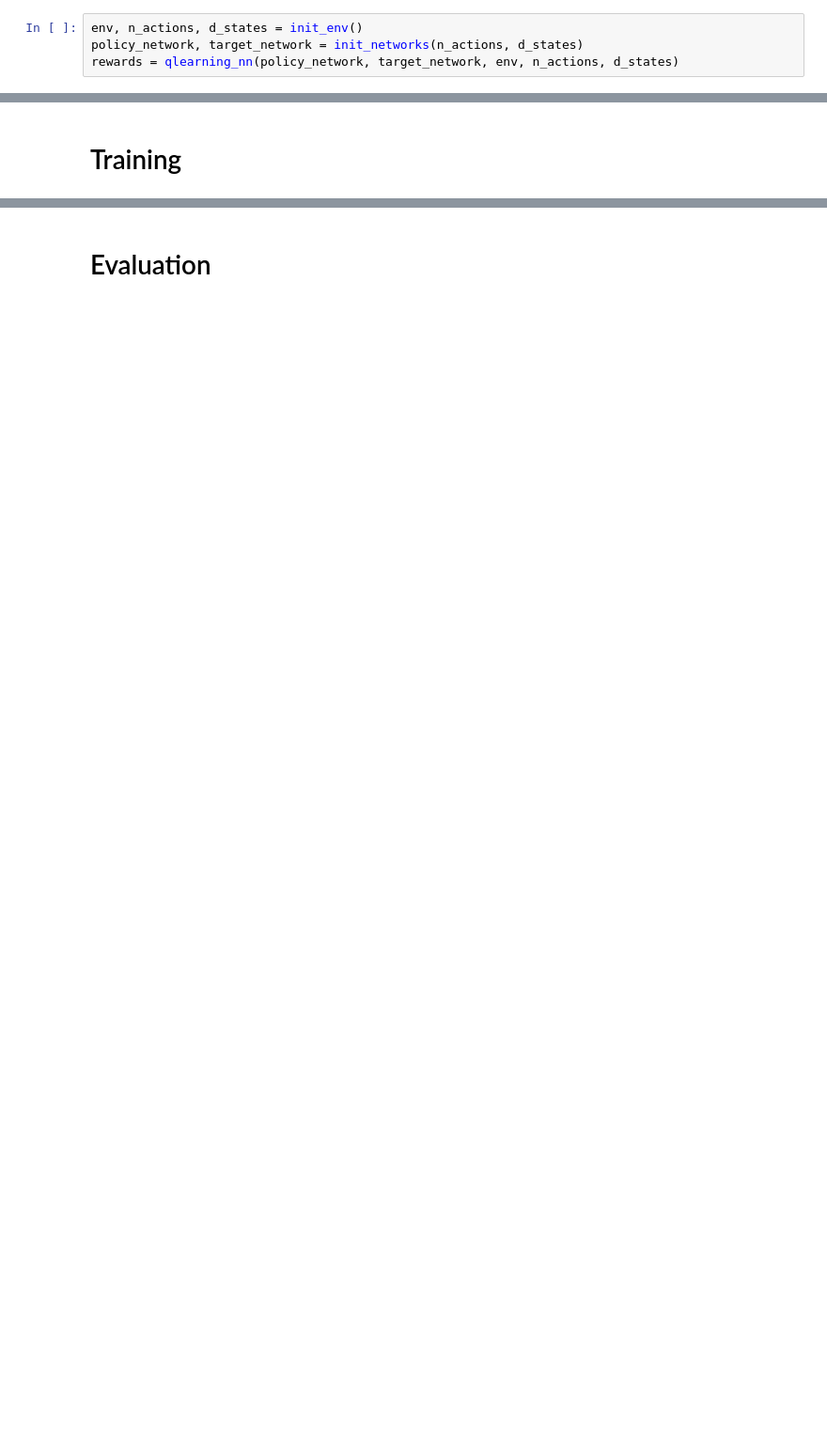
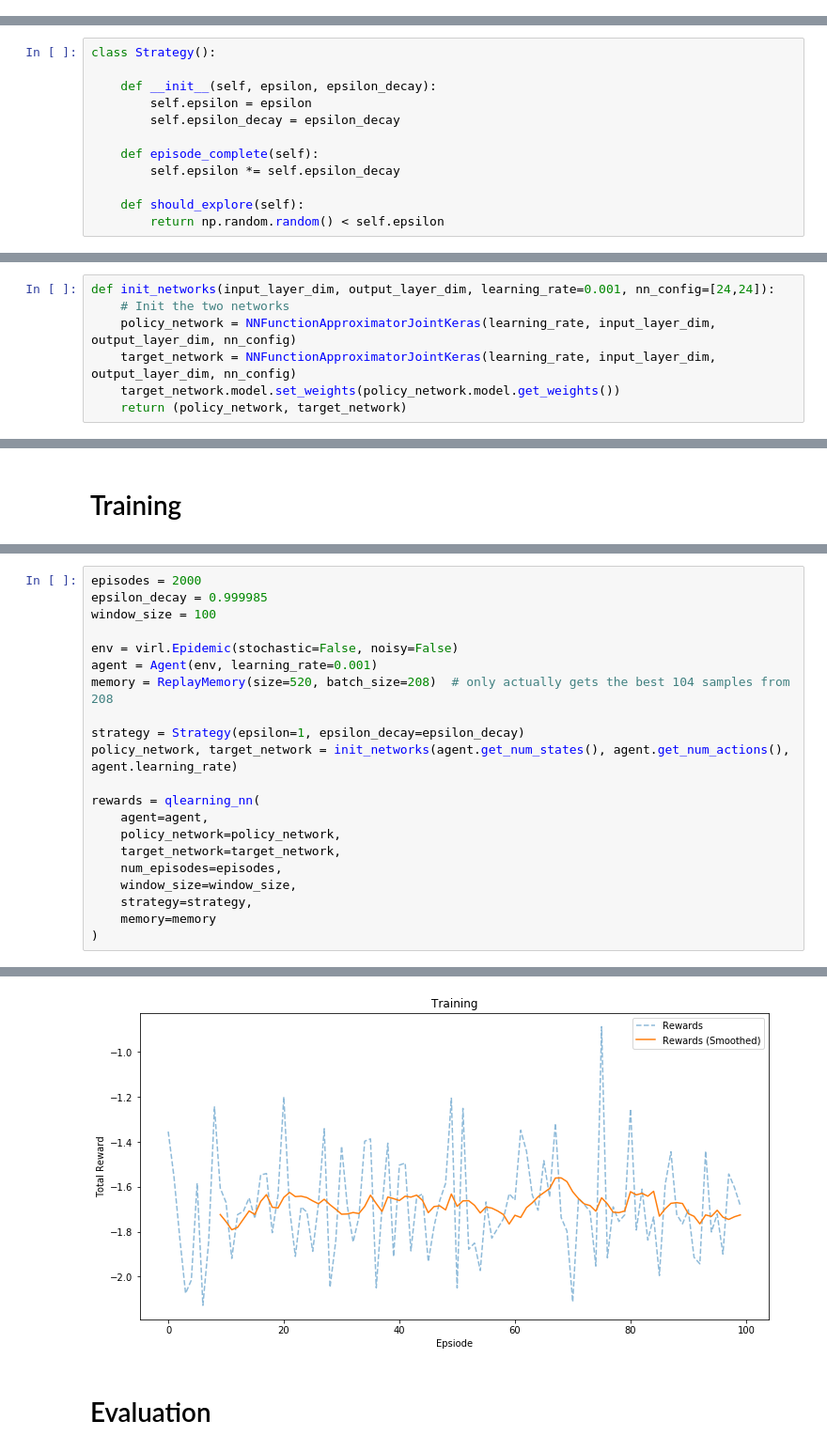
Before and after one commit to arranbrown99/COVID_simulation, a Jupyter notebook: notebooks/run_qlearning_nn.ipynb, the cells around one changed output, grey strips where cells are left out. Shown at 94% size. Cells and saved outputs as stored; diff of their text form; blank space fills up the shorter version.

```diff
--- a/notebooks/run_qlearning_nn.ipynb
+++ b/notebooks/run_qlearning_nn.ipynb
@@ -204,4 +122,0 @@ def qlearning_nn(policy_network, target_network, env, n_actions, d_states, batch
-# %%
-env, n_actions, d_states = init_env()
-policy_network, target_network = init_networks(n_actions, d_states)
-rewards = qlearning_nn(policy_network, target_network, env, n_actions, d_states)
@@ -207,0 +165,12 @@ rewards = qlearning_nn(policy_network, target_network, env, n_actions, d_states)
+# %%
+class Strategy():
+
+    def __init__(self, epsilon, epsilon_decay):
+        self.epsilon = epsilon
+        self.epsilon_decay = epsilon_decay
+
+    def episode_complete(self):
+        self.epsilon *= self.epsilon_decay
+
+    def should_explore(self):
+        return np.random.random() < self.epsilon
@@ -207,0 +179,7 @@ rewards = qlearning_nn(policy_network, target_network, env, n_actions, d_states)
+# %%
+def init_networks(input_layer_dim, output_layer_dim, learning_rate=0.001, nn_config=[24,24]):
+    # Init the two networks
+    policy_network = NNFunctionApproximatorJointKeras(learning_rate, input_layer_dim, output_layer_dim, nn_config)
+    target_network = NNFunctionApproximatorJointKeras(learning_rate, input_layer_dim, output_layer_dim, nn_config)
+    target_network.model.set_weights(policy_network.model.get_weights())
+    return (policy_network, target_network)
@@ -214,0 +271,22 @@ Episode = 1644. Epsilon = 0.3019274920467005. Num Exploits = 36. Total Reward =
+# %%
+episodes = 2000
+epsilon_decay = 0.999985
+window_size = 100
+
+env = virl.Epidemic(stochastic=False, noisy=False)
+agent = Agent(env, learning_rate=0.001)
+memory = ReplayMemory(size=520, batch_size=208)  # only actually gets the best 104 samples from 208
+
+strategy = Strategy(epsilon=1, epsilon_decay=epsilon_decay)
+policy_network, target_network = init_networks(agent.get_num_states(), agent.get_num_actions(), agent.learning_rate)
+
+rewards = qlearning_nn(
+    agent=agent,
+    policy_network=policy_network,
+    target_network=target_network,
+    num_episodes=episodes,
+    window_size=window_size,
+    strategy=strategy,
+    memory=memory
+)
+# %% [output]
@@ -215,2 +294,3 @@ Episode = 1644. Epsilon = 0.3019274920467005. Num Exploits = 36. Total Reward =
+[figure, added]
 # %% [markdown]
 # Evaluation
```
Also changed, not shown: parts of 18 cells of this notebook.
